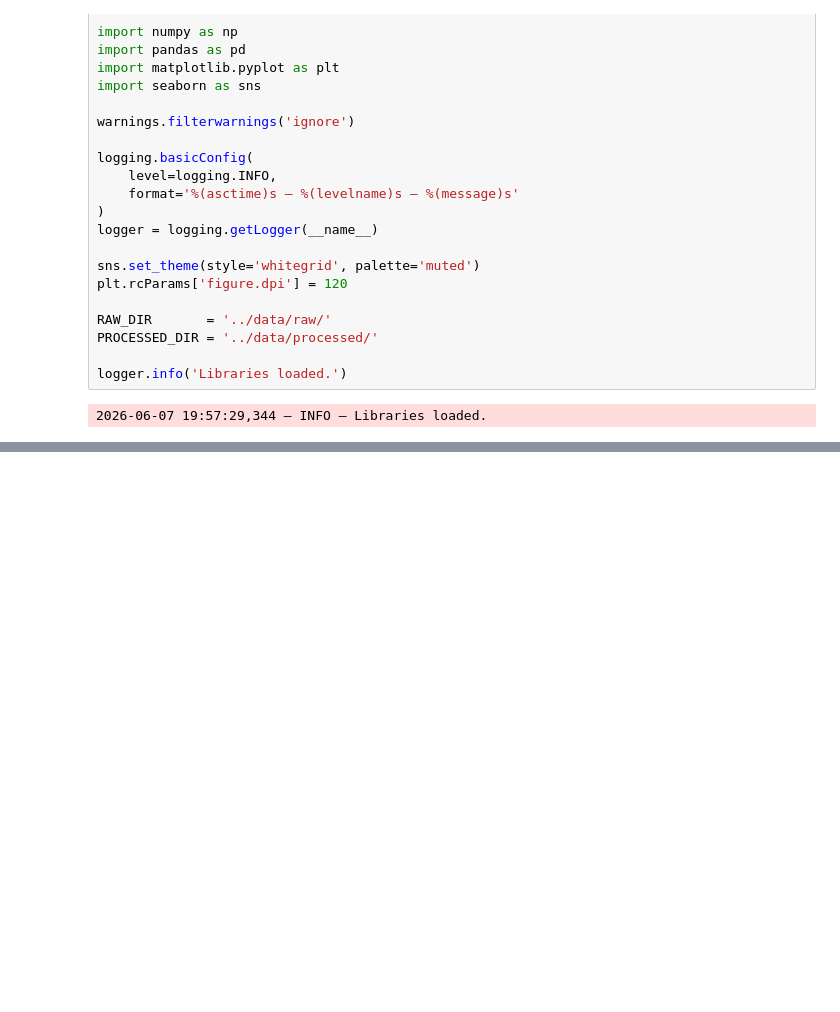
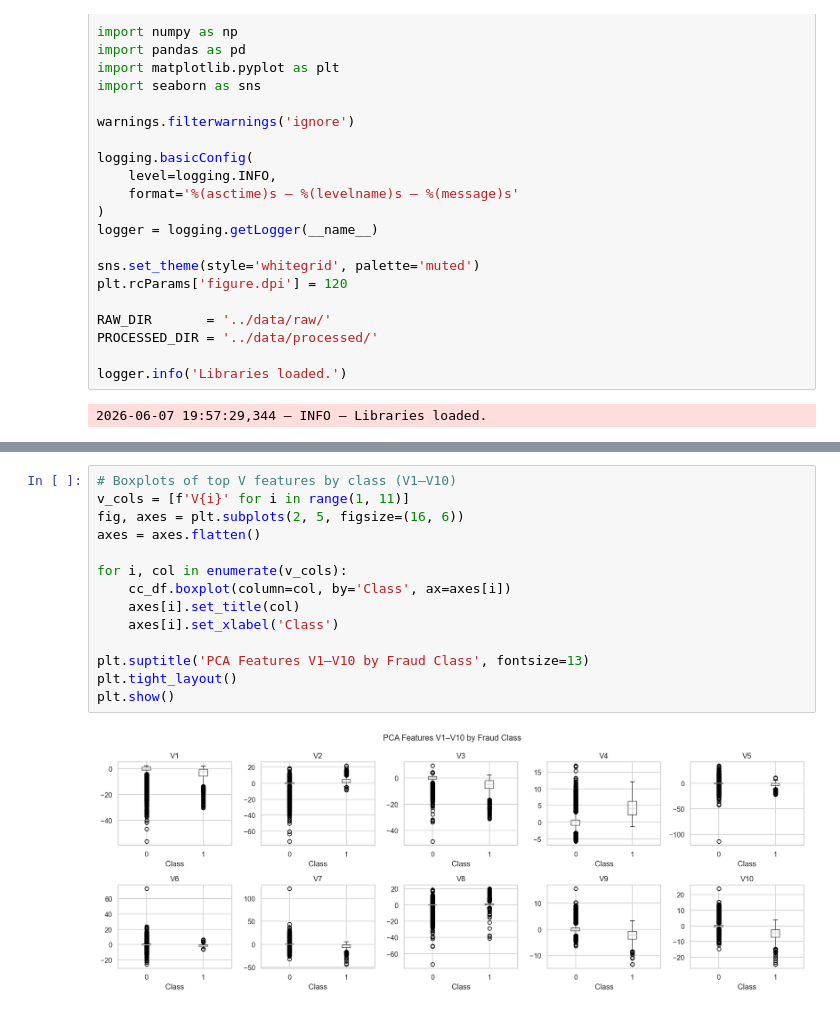
Before and after one commit to Redeat-Birhane/fraud-detection, a Jupyter notebook: notebooks/eda-creditcard.ipynb, the cells around one changed output, grey strips where cells are left out. Cells and saved outputs as stored; diff of their text form; blank space fills up the shorter version.

```diff
--- a/notebooks/eda-creditcard.ipynb
+++ b/notebooks/eda-creditcard.ipynb
@@ -58,0 +189,16 @@ logger.info('Libraries loaded.')
+# %%
+# Boxplots of top V features by class (V1–V10)
+v_cols = [f'V{i}' for i in range(1, 11)]
+fig, axes = plt.subplots(2, 5, figsize=(16, 6))
+axes = axes.flatten()
+
+for i, col in enumerate(v_cols):
+    cc_df.boxplot(column=col, by='Class', ax=axes[i])
+    axes[i].set_title(col)
+    axes[i].set_xlabel('Class')
+
+plt.suptitle('PCA Features V1–V10 by Fraud Class', fontsize=13)
+plt.tight_layout()
+plt.show()
+# %% [output]
+[figure, added]
```
Also changed, not shown: parts of 7 cells of this notebook.
